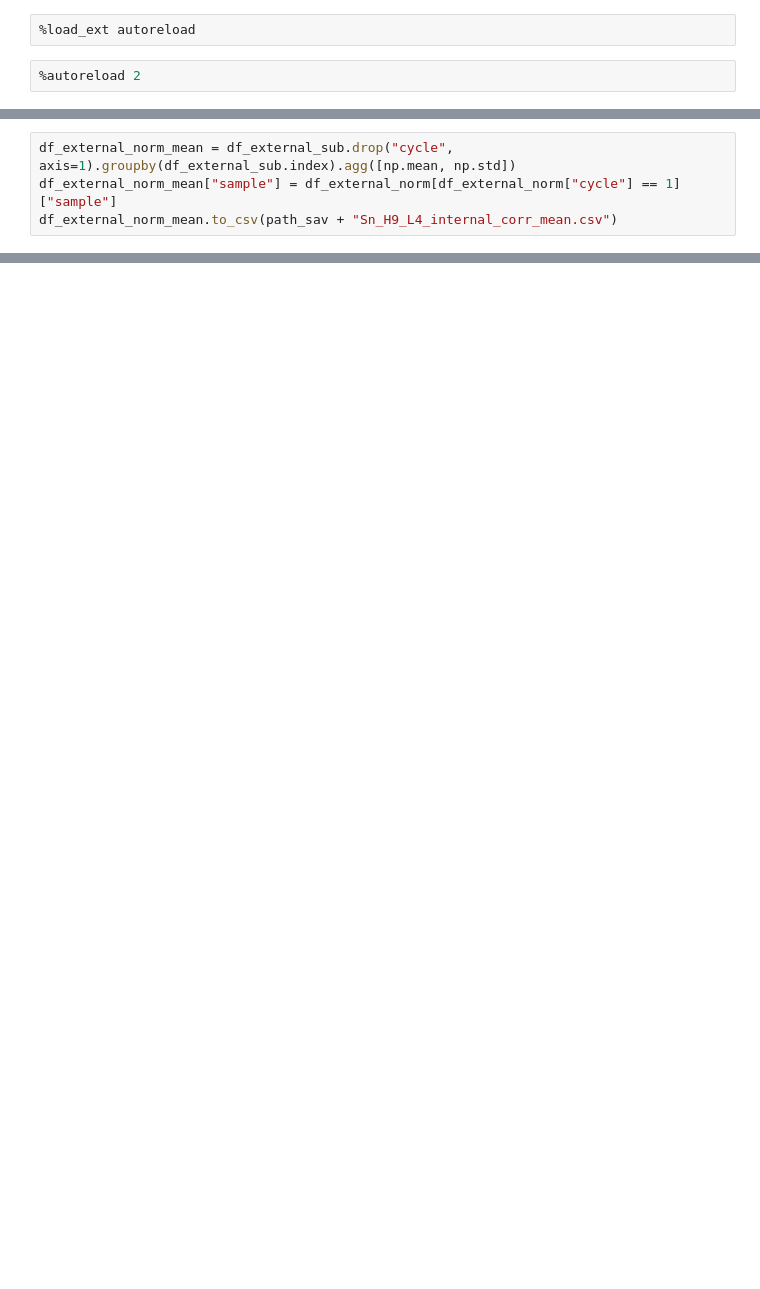
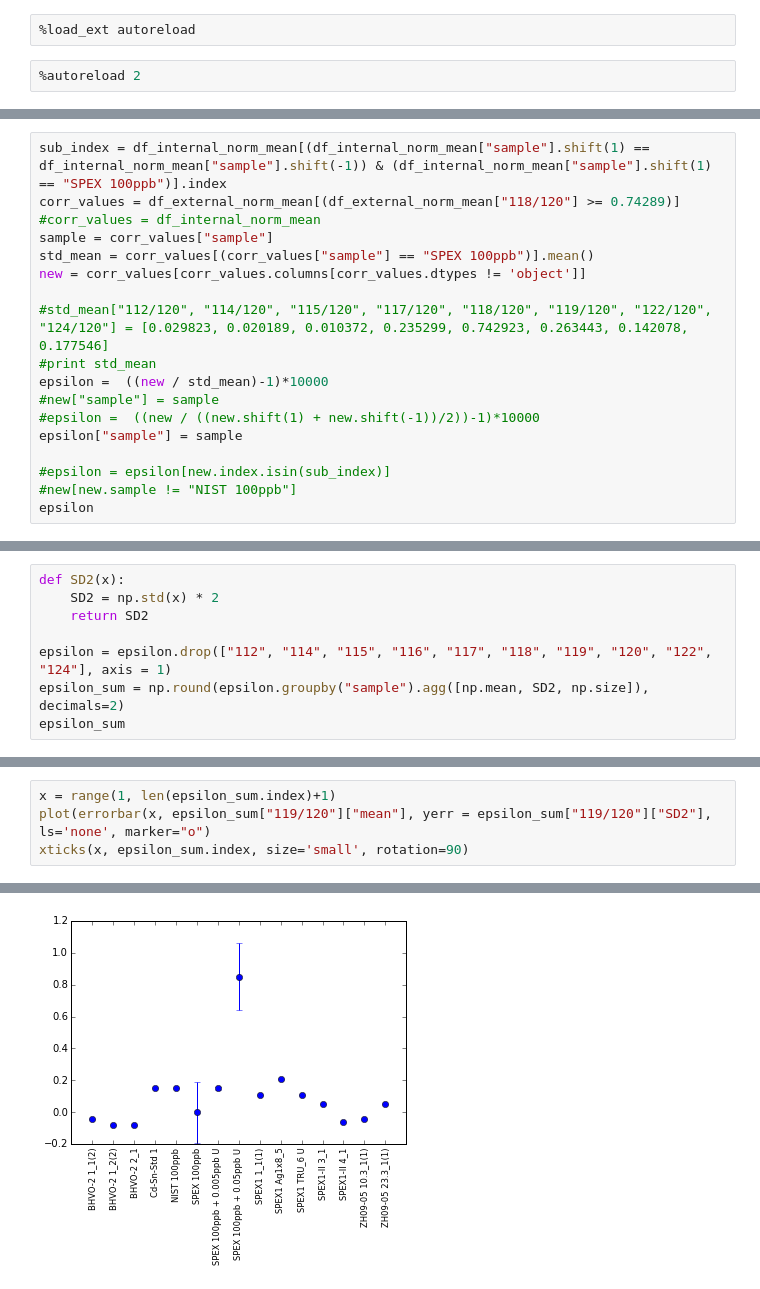
Before and after one commit to Marfster/NU_Plasma, a Jupyter notebook: Nu Plasma Evaluation - internal norm.ipynb, the cells around one changed output, grey strips where cells are left out. Cells and saved outputs as stored; diff of their text form; blank space fills up the shorter version.

```diff
--- a/Nu Plasma Evaluation - internal norm.ipynb
+++ b/Nu Plasma Evaluation - internal norm.ipynb
@@ -132,4 +179,0 @@ df_external_sub.to_csv(path_sav + "Sn_H9_L4_internal_corr_all.csv")
-# %%
-df_external_norm_mean = df_external_sub.drop("cycle", axis=1).groupby(df_external_sub.index).agg([np.mean, np.std])
-df_external_norm_mean["sample"] = df_external_norm[df_external_norm["cycle"] == 1]["sample"]
-df_external_norm_mean.to_csv(path_sav + "Sn_H9_L4_internal_corr_mean.csv")
@@ -165,0 +216,18 @@ new.groupby("sample").agg([np.mean, np.std, np.size])
+# %%
+sub_index = df_internal_norm_mean[(df_internal_norm_mean["sample"].shift(1) == df_internal_norm_mean["sample"].shift(-1)) & (df_internal_norm_mean["sample"].shift(1) == "SPEX 100ppb")].index
+corr_values = df_external_norm_mean[(df_external_norm_mean["118/120"] >= 0.74289)]
+#corr_values = df_internal_norm_mean
+sample = corr_values["sample"]
+std_mean = corr_values[(corr_values["sample"] == "SPEX 100ppb")].mean()
+new = corr_values[corr_values.columns[corr_values.dtypes != 'object']]
+
+#std_mean["112/120", "114/120", "115/120", "117/120", "118/120", "119/120", "122/120", "124/120"] = [0.029823, 0.020189, 0.010372, 0.235299, 0.742923, 0.263443, 0.142078, 0.177546]
+#print std_mean
+epsilon =  ((new / std_mean)-1)*10000
+#new["sample"] = sample
+#epsilon =  ((new / ((new.shift(1) + new.shift(-1))/2))-1)*10000
+epsilon["sample"] = sample
+
+#epsilon = epsilon[new.index.isin(sub_index)]
+#new[new.sample != "NIST 100ppb"]
+epsilon
@@ -165,0 +253,8 @@ new.groupby("sample").agg([np.mean, np.std, np.size])
+# %%
+def SD2(x):
+    SD2 = np.std(x) * 2
+    return SD2
+
+epsilon = epsilon.drop(["112", "114", "115", "116", "117", "118", "119", "120", "122", "124"], axis = 1)
+epsilon_sum = np.round(epsilon.groupby("sample").agg([np.mean, SD2, np.size]), decimals=2)
+epsilon_sum
@@ -165,0 +281,5 @@ new.groupby("sample").agg([np.mean, np.std, np.size])
+# %%
+x = range(1, len(epsilon_sum.index)+1)
+plot(errorbar(x, epsilon_sum["119/120"]["mean"], yerr = epsilon_sum["119/120"]["SD2"], ls='none', marker="o")
+xticks(x, epsilon_sum.index, size='small', rotation=90)
+# %% [output]
@@ -165,0 +302 @@ new.groupby("sample").agg([np.mean, np.std, np.size])
+[figure, added]
```
Also changed, not shown: parts of 18 cells of this notebook.
